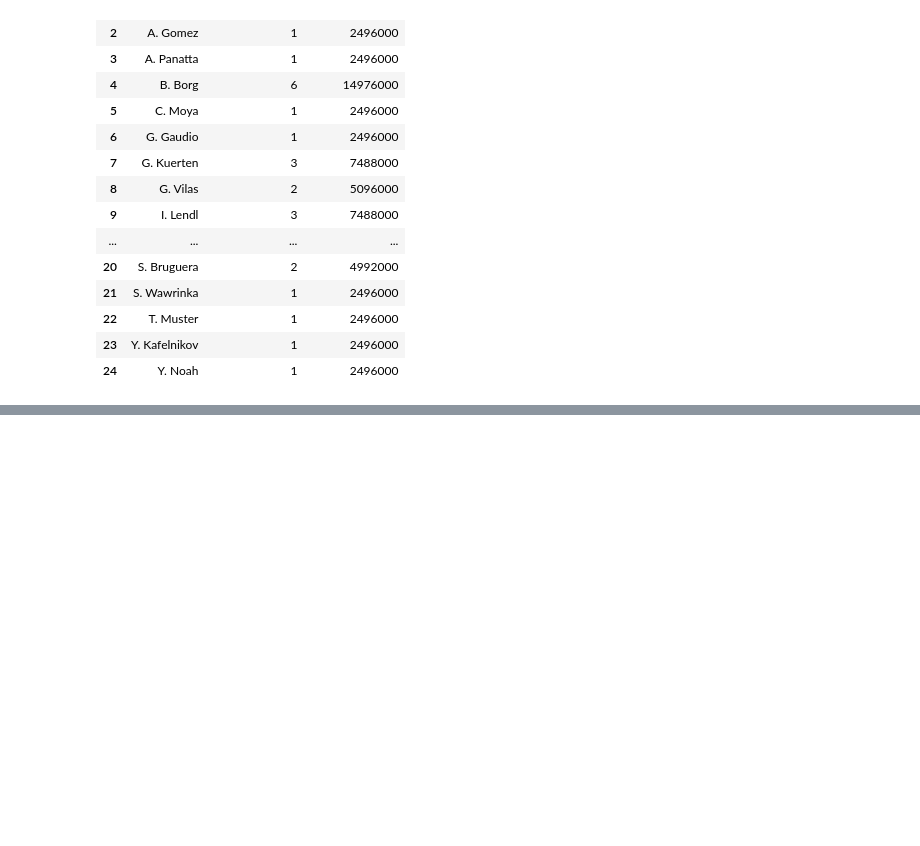
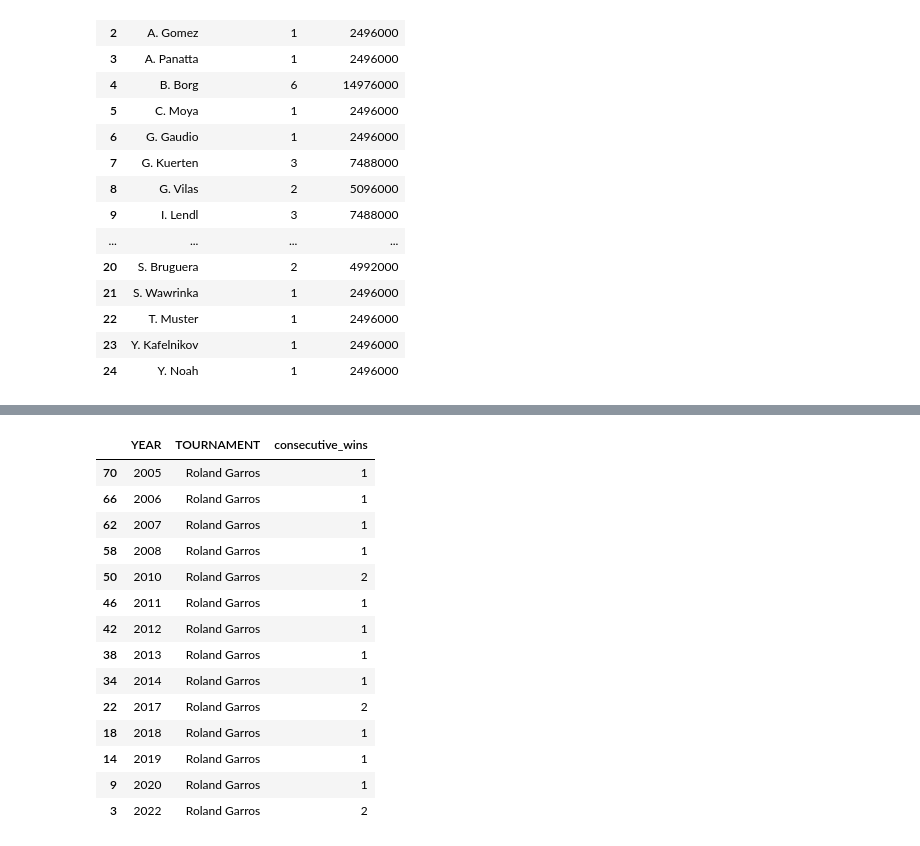
Before and after one commit to Lokhy87/EDA_entrega, a Jupyter notebook: Limpieza.ipynb, the cells around one changed output, grey strips where cells are left out. Cells and saved outputs as stored; diff of their text form; code cells hidden in the pictures; blank space fills up the shorter version.

```diff
--- a/Limpieza.ipynb
+++ b/Limpieza.ipynb
@@ -1328,0 +1332,33 @@ plt.show()
+# %%
+# Filter data for Rafael Nadal's wins at French Open
+nadal_wins = df_majors[(df_majors['WINNER'] == 'R. Nadal') & (df_majors['TOURNAMENT'] == 'Roland Garros')]
+
+# Sort the data by year
+nadal_wins = nadal_wins.sort_values('YEAR')
+
+# Calculate consecutive wins
+nadal_wins['consecutive_wins'] = (nadal_wins['YEAR'].diff() == 1).astype(int).cumsum()
+
+# Adjusting consecutive_wins to reset when a new streak starts
+new_streak = nadal_wins['consecutive_wins'].diff() != 0
+streak_id = new_streak.cumsum()
+nadal_wins['consecutive_wins'] = nadal_wins.groupby(streak_id)['consecutive_wins'].transform(lambda x: range(1, len(x)+1))
+
+# Display the results
+nadal_wins[['YEAR', 'TOURNAMENT', 'consecutive_wins']]
+# %% [output]
+|  | YEAR | TOURNAMENT | consecutive_wins |
+| 70 | 2005 | Roland Garros | 1 |
+| 66 | 2006 | Roland Garros | 1 |
+| 62 | 2007 | Roland Garros | 1 |
+| 58 | 2008 | Roland Garros | 1 |
+| 50 | 2010 | Roland Garros | 2 |
+| 46 | 2011 | Roland Garros | 1 |
+| 42 | 2012 | Roland Garros | 1 |
+| 38 | 2013 | Roland Garros | 1 |
+| 34 | 2014 | Roland Garros | 1 |
+| 22 | 2017 | Roland Garros | 2 |
+| 18 | 2018 | Roland Garros | 1 |
+| 14 | 2019 | Roland Garros | 1 |
+| 9 | 2020 | Roland Garros | 1 |
+| 3 | 2022 | Roland Garros | 2 |
```
Also changed, not shown: parts of 5 cells of this notebook, 1 other file.
